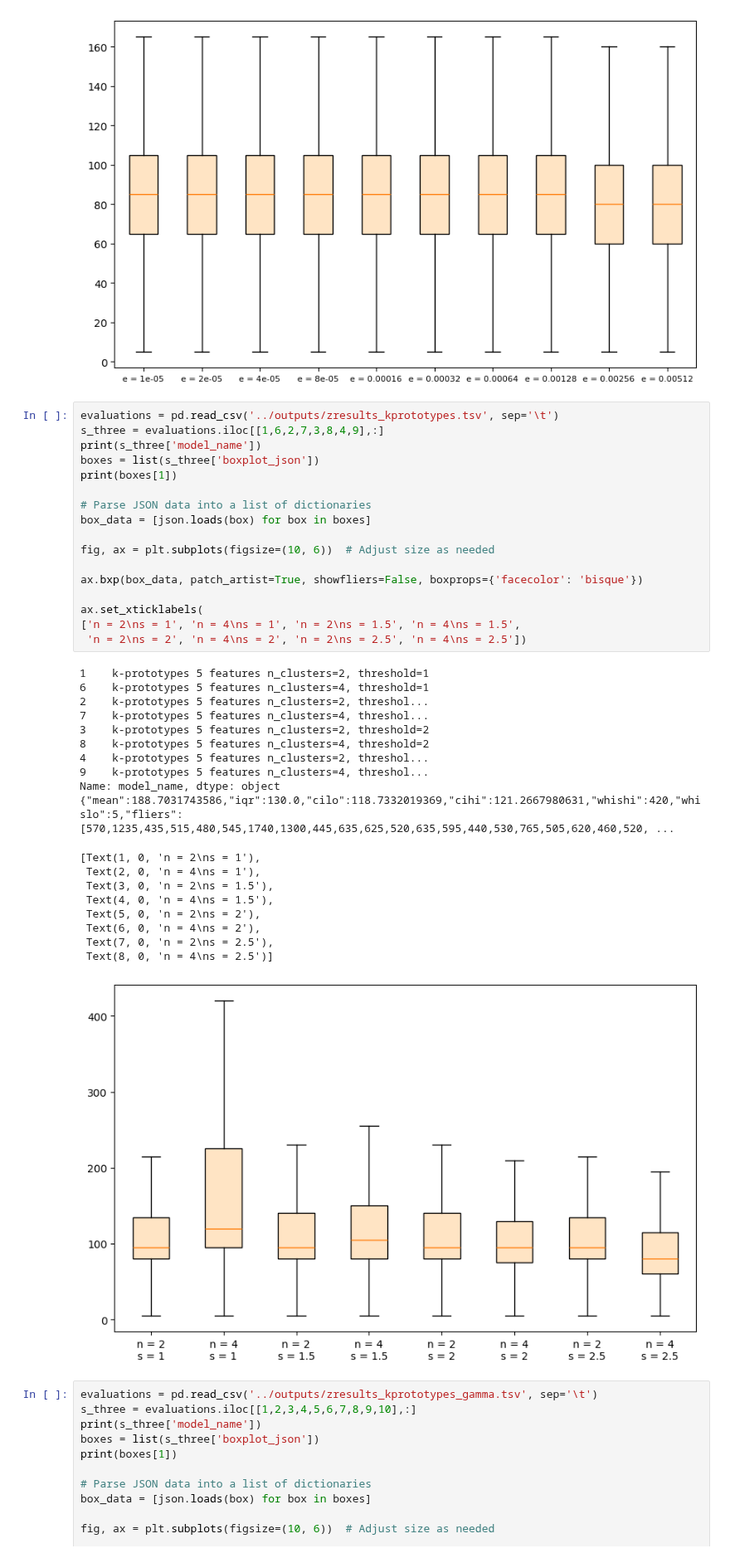
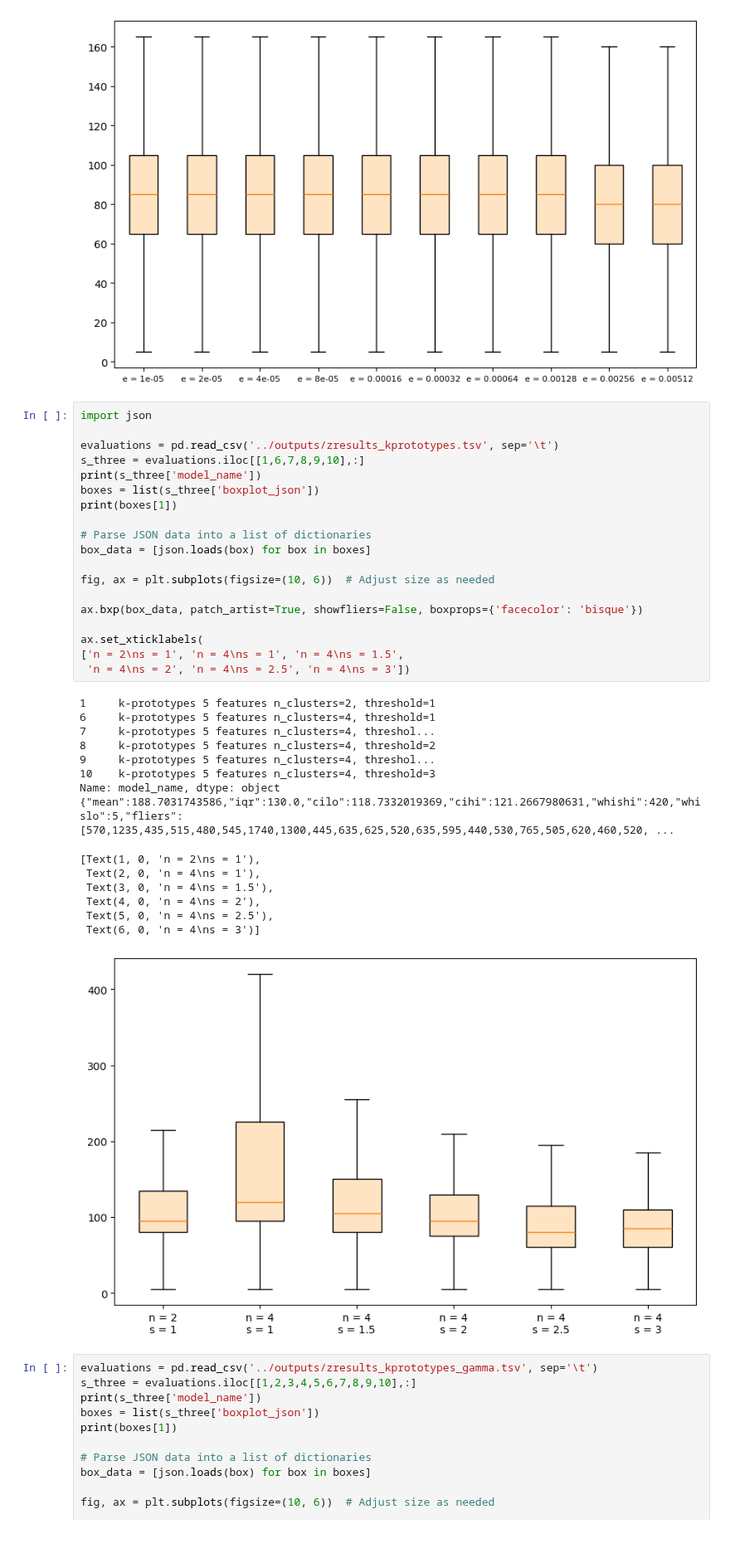
Before and after one commit to lu-kup/bio-baigiamasis, a Jupyter notebook: scripts/diagrams.ipynb, the cells around one changed output. Shown at 83% size. Cells and saved outputs as stored; diff of their text form.

```diff
--- a/scripts/diagrams.ipynb
+++ b/scripts/diagrams.ipynb
@@ -548,42 +550,40 @@ Name: model_name, dtype: object
  Text(10, 0, 'e = 0.00512')]
 [figure]
 # %%
+import json
+
 evaluations = pd.read_csv('../outputs/zresults_kprototypes.tsv', sep='\t')
-s_three = evaluations.iloc[[1,6,2,7,3,8,4,9],:]
+s_three = evaluations.iloc[[1,6,7,8,9,10],:]
 print(s_three['model_name'])
 boxes = list(s_three['boxplot_json'])
 print(boxes[1])
 
 # Parse JSON data into a list of dictionaries
 box_data = [json.loads(box) for box in boxes]
 
 fig, ax = plt.subplots(figsize=(10, 6))  # Adjust size as needed
 
 ax.bxp(box_data, patch_artist=True, showfliers=False, boxprops={'facecolor': 'bisque'})
 
 ax.set_xticklabels(
-['n = 2\ns = 1', 'n = 4\ns = 1', 'n = 2\ns = 1.5', 'n = 4\ns = 1.5',
- 'n = 2\ns = 2', 'n = 4\ns = 2', 'n = 2\ns = 2.5', 'n = 4\ns = 2.5'])
+['n = 2\ns = 1', 'n = 4\ns = 1', 'n = 4\ns = 1.5',
+ 'n = 4\ns = 2', 'n = 4\ns = 2.5', 'n = 4\ns = 3'])
 # %% [output]
-1    k-prototypes 5 features n_clusters=2, threshold=1
-6    k-prototypes 5 features n_clusters=4, threshold=1
-2    k-prototypes 5 features n_clusters=2, threshol...
-7    k-prototypes 5 features n_clusters=4, threshol...
-3    k-prototypes 5 features n_clusters=2, threshold=2
-8    k-prototypes 5 features n_clusters=4, threshold=2
-4    k-prototypes 5 features n_clusters=2, threshol...
-9    k-prototypes 5 features n_clusters=4, threshol...
+1     k-prototypes 5 features n_clusters=2, threshold=1
+6     k-prototypes 5 features n_clusters=4, threshold=1
+7     k-prototypes 5 features n_clusters=4, threshol...
+8     k-prototypes 5 features n_clusters=4, threshold=2
+9     k-prototypes 5 features n_clusters=4, threshol...
+10    k-prototypes 5 features n_clusters=4, threshold=3
 Name: model_name, dtype: object
 {"mean":188.7031743586,"iqr":130.0,"cilo":118.7332019369,"cihi":121.2667980631,"whishi":420,"whislo":5,"fliers":[570,1235,435,515,480,545,1740,1300,445,635,625,520,635,595,440,530,765,505,620,460,520, ...
 [Text(1, 0, 'n = 2\ns = 1'),
  Text(2, 0, 'n = 4\ns = 1'),
- Text(3, 0, 'n = 2\ns = 1.5'),
- Text(4, 0, 'n = 4\ns = 1.5'),
- Text(5, 0, 'n = 2\ns = 2'),
- Text(6, 0, 'n = 4\ns = 2'),
- Text(7, 0, 'n = 2\ns = 2.5'),
- Text(8, 0, 'n = 4\ns = 2.5')]
+ Text(3, 0, 'n = 4\ns = 1.5'),
+ Text(4, 0, 'n = 4\ns = 2'),
+ Text(5, 0, 'n = 4\ns = 2.5'),
+ Text(6, 0, 'n = 4\ns = 3')]
-[figure, old version]
+[figure, new version]
 # %%
 evaluations = pd.read_csv('../outputs/zresults_kprototypes_gamma.tsv', sep='\t')
 s_three = evaluations.iloc[[1,2,3,4,5,6,7,8,9,10],:]
```
Also changed, not shown: parts of 1 cell of this notebook, 1 other file.
